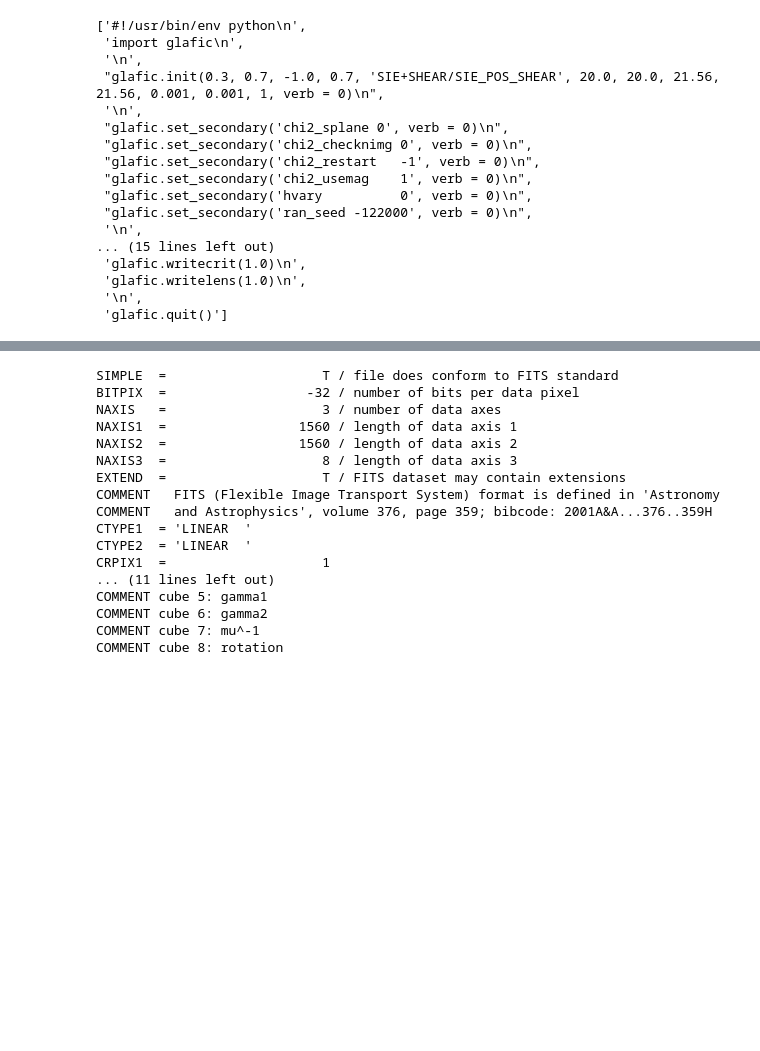
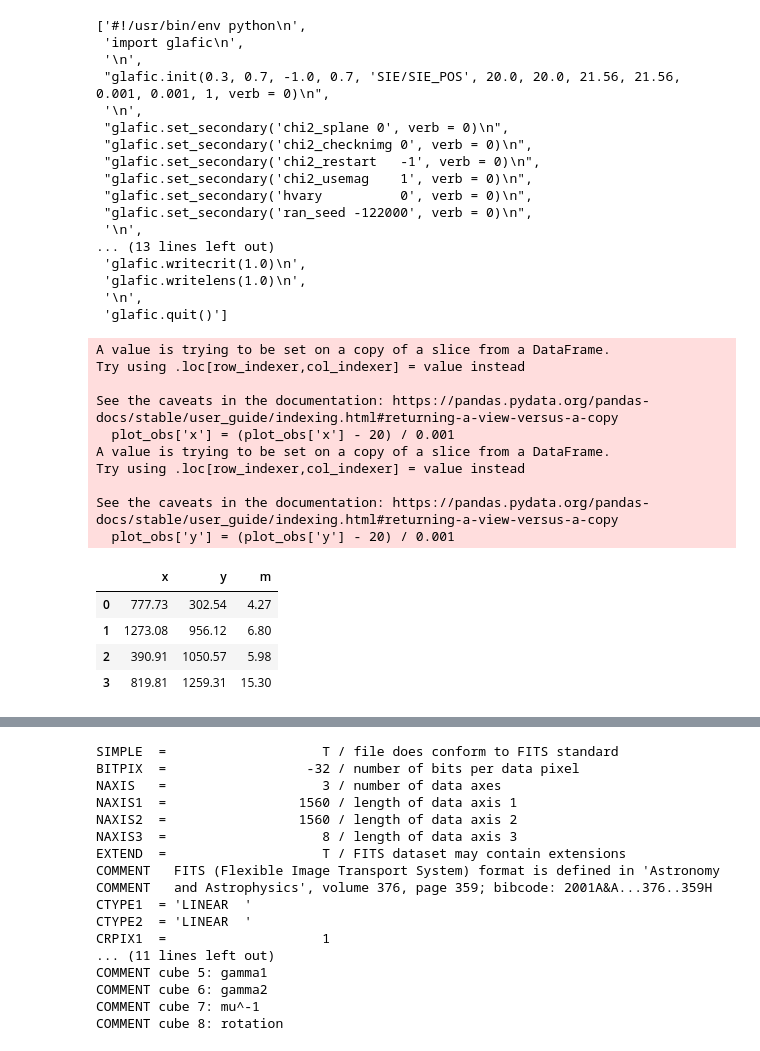
Before and after one commit to romms921/IllustrisTNG-Lens-Modelling, a Jupyter notebook: mass_profile_2.ipynb, the cells around one changed output, grey strips where cells are left out. Drawn from its saved outputs; the diff is of its cells as text; code cells hidden in the pictures; blank space fills up the shorter version.

```diff
--- a/mass_profile_2.ipynb
+++ b/mass_profile_2.ipynb
@@ -11,8 +11,8 @@ import re
 from astropy.io import fits
 # %%
 # Model Opening
-model_path = 'SIE+SHEAR'
-model_ver = 'SIE_POS_SHEAR'
+model_path = 'SIE'
+model_ver = 'SIE_POS'
 
 if 'POS+FLUX' in model_ver:
     constraint = 'pos_flux'
@@ -26,6 +26,7 @@ with open(model_path + '/' + model_ver + '_optresult' + '.dat', 'r') as file:
 
 opt_result
 
+
 with open(model_path + '/' + constraint + '_point' + '.py', 'r') as file:
     py = file.readlines()
 
@@ -34,7 +35,7 @@ py
 ['#!/usr/bin/env python\n',
  'import glafic\n',
  '\n',
- "glafic.init(0.3, 0.7, -1.0, 0.7, 'SIE+SHEAR/SIE_POS_SHEAR', 20.0, 20.0, 21.56, 21.56, 0.001, 0.001, 1, verb = 0)\n",
+ "glafic.init(0.3, 0.7, -1.0, 0.7, 'SIE/SIE_POS', 20.0, 20.0, 21.56, 21.56, 0.001, 0.001, 1, verb = 0)\n",
  '\n',
  "glafic.set_secondary('chi2_splane 0', verb = 0)\n",
  "glafic.set_secondary('chi2_checknimg 0', verb = 0)\n",
@@ -43,11 +44,36 @@ py
  "glafic.set_secondary('hvary          0', verb = 0)\n",
  "glafic.set_secondary('ran_seed -122000', verb = 0)\n",
  '\n',
-... (15 lines left out)
+... (13 lines left out)
  'glafic.writecrit(1.0)\n',
  'glafic.writelens(1.0)\n',
  '\n',
  'glafic.quit()']
+# %%
+# Observed Positions
+obs = pd.read_fwf('obs_point/obs_point_(POS+FLUX).dat', header=None, names=['x', 'y', 'm', 'pos_err', 'm_err', 'ex1', 'ex2'], skiprows=1)
+obs
+
+plot_obs = obs[['x', 'y', 'm']]
+plot_obs['x'] = (plot_obs['x'] - 20) / 0.001
+plot_obs['y'] = (plot_obs['y'] - 20) / 0.001
+plot_obs
+# %% [output]
+A value is trying to be set on a copy of a slice from a DataFrame.
+Try using .loc[row_indexer,col_indexer] = value instead
+
+See the caveats in the documentation: https://pandas.pydata.org/pandas-docs/stable/user_guide/indexing.html#returning-a-view-versus-a-copy
+  plot_obs['x'] = (plot_obs['x'] - 20) / 0.001
+A value is trying to be set on a copy of a slice from a DataFrame.
+Try using .loc[row_indexer,col_indexer] = value instead
+
+See the caveats in the documentation: https://pandas.pydata.org/pandas-docs/stable/user_guide/indexing.html#returning-a-view-versus-a-copy
+  plot_obs['y'] = (plot_obs['y'] - 20) / 0.001
+|  | x | y | m |
+| 0 | 777.73 | 302.54 | 4.27 |
+| 1 | 1273.08 | 956.12 | 6.80 |
+| 2 | 390.91 | 1050.57 | 5.98 |
+| 3 | 819.81 | 1259.31 | 15.30 |
 # %%
 # Extract the line containing 'glafic.startup_setnum('
 startup_setnum_line = next(line for line in py if 'glafic.startup_setnum(' in line)
```
Also changed, not shown: parts of 7 cells of this notebook, 2 other files.
